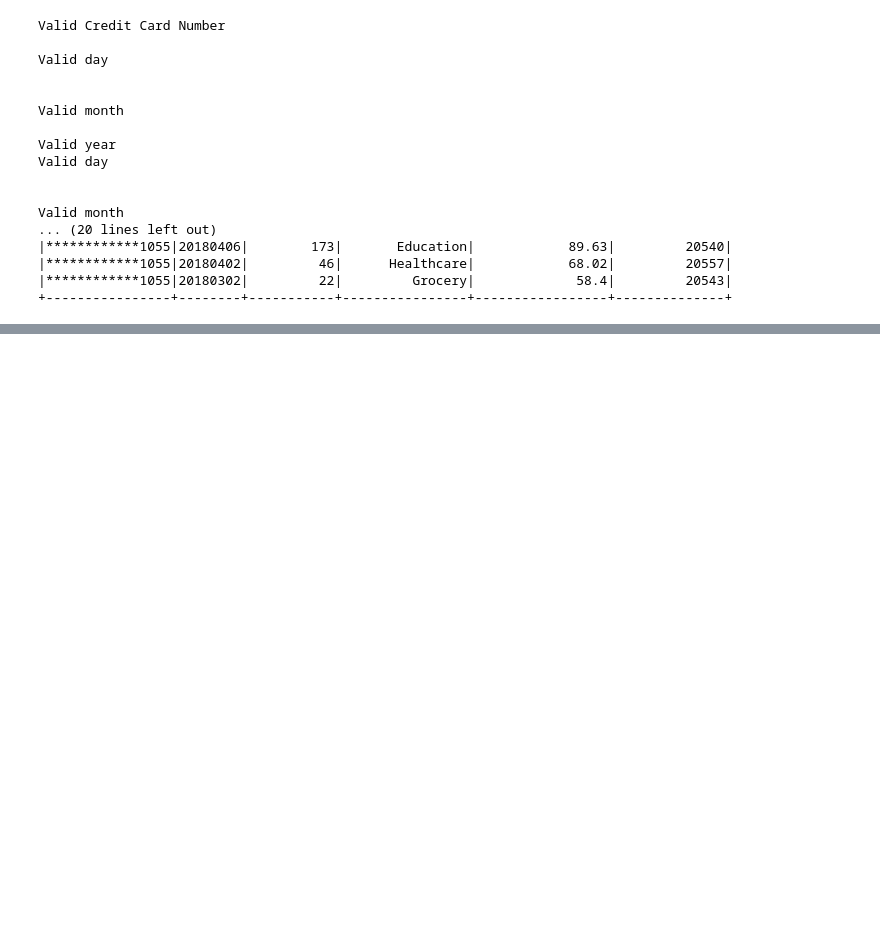
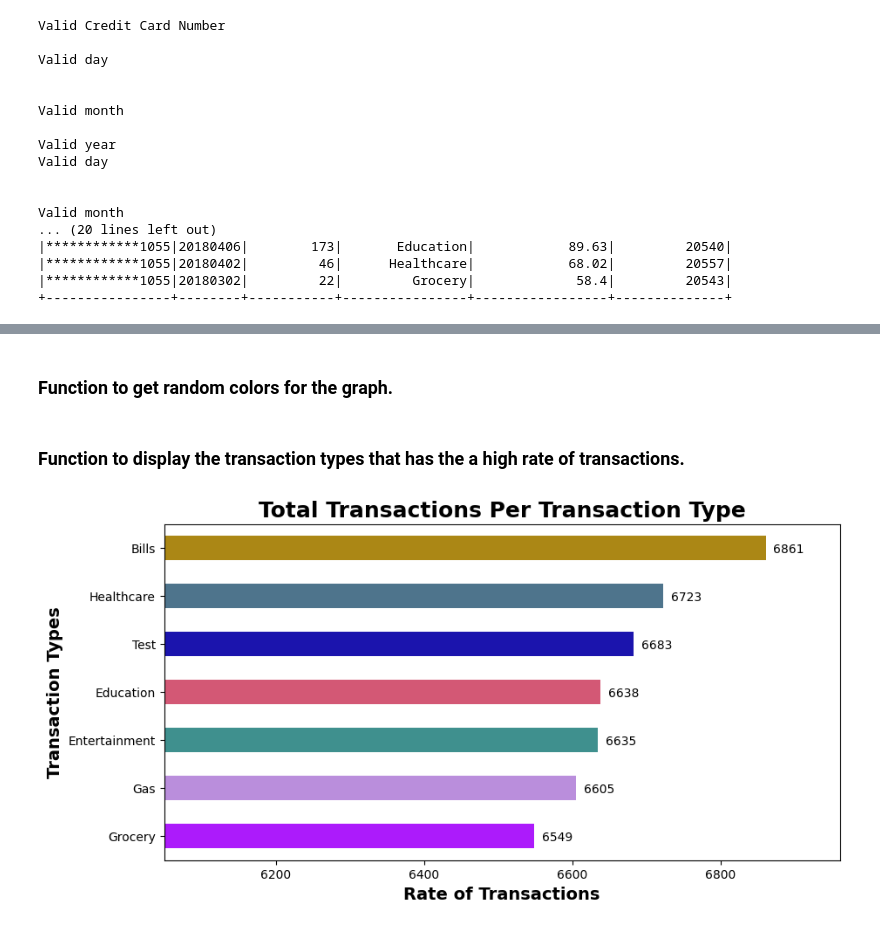
Before and after one commit to nithyabalasubram/capstone, a Jupyter notebook: etl_visualization_capstone.ipynb, the cells around one changed output, grey strips where cells are left out. Drawn from its saved outputs; the diff is of its cells as text; code cells hidden in the pictures; blank space fills up the shorter version.

Commit message:
Data Analysis and  Visualization module completed. Graphs showing total transactions per transaction type, total no. of customers per state  and sum of all transactions per customer .

```diff
--- a/etl_visualization_capstone.ipynb
+++ b/etl_visualization_capstone.ipynb
@@ -1049,0 +1060,39 @@ Valid month
+# %% [markdown]
+### Function to get random colors for the graph.
+# %%
+# Function to set colors for the plot.
+def set_colors_for_plot(length):
+    return ["#"+''.join([random.choice('0123456789ABCDEF') for j in range(6)]) for i in range(length)]
+# %% [markdown]
+### Function to display the transaction types that has the a high rate of transactions.
+# %%
+# Function to plot which transaction type has a high rate of transactions.
+def high_rate_of_tran_by_tran_type(df_tran):
+
+    # Getting the count of the number of trsnsactions per transaction type.
+    types = df_tran['TRANSACTION_TYPE'].value_counts()
+
+    # Setting the number of colors to the count of the records taken above
+    no_of_colors = set_colors_for_plot(len(types))
+    types.sort_values(ascending=True, inplace = True)
+
+    # Plotting the transaction type that has a high rate of transactions.
+    types.plot(kind='barh', figsize=(10, 5),  xlim=(types.min()-500, types.max()+100), color = no_of_colors)
+
+    # Setting the title of the plot.
+    plt.title('Total Transactions Per Transaction Type', fontweight = 'bold', fontsize = 18)
+    # Setting the x-label.
+    plt.xlabel('Rate of Transactions', fontweight = 'bold', fontsize = 14)
+    # Setting the y-label.
+    plt.ylabel('Transaction Types', fontweight = 'bold', fontsize = 14)
+
+    # annotate value labels to each country.
+    for index, value in enumerate(types):
+        plt.text(value+10, index-0.1, str(value))
+
+    plt.show()
+# %%
+# Function to plot the transaction type that has high rate of transactions.
+high_rate_of_tran_by_tran_type(df_tran)
+# %% [output]
+[figure, added]
```
Also changed, not shown: parts of 11 cells of this notebook.
